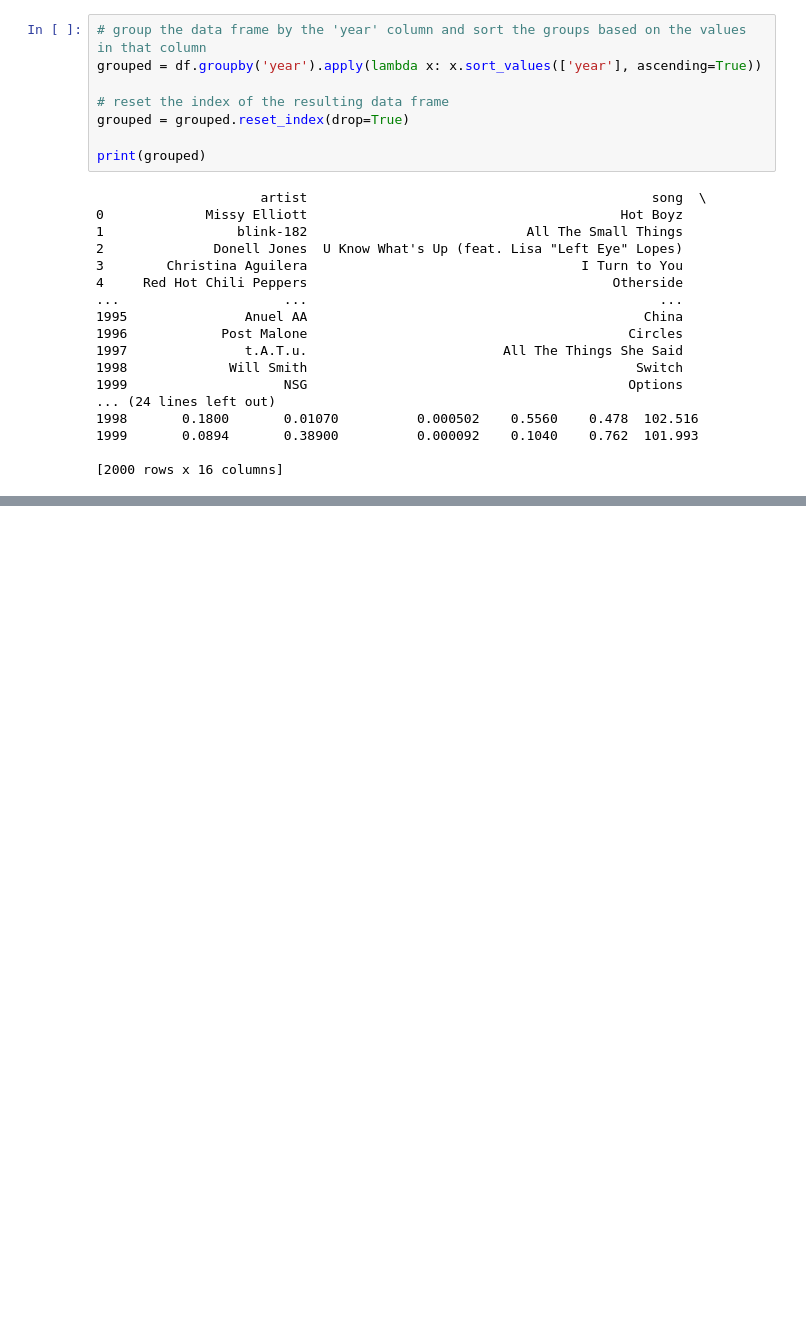
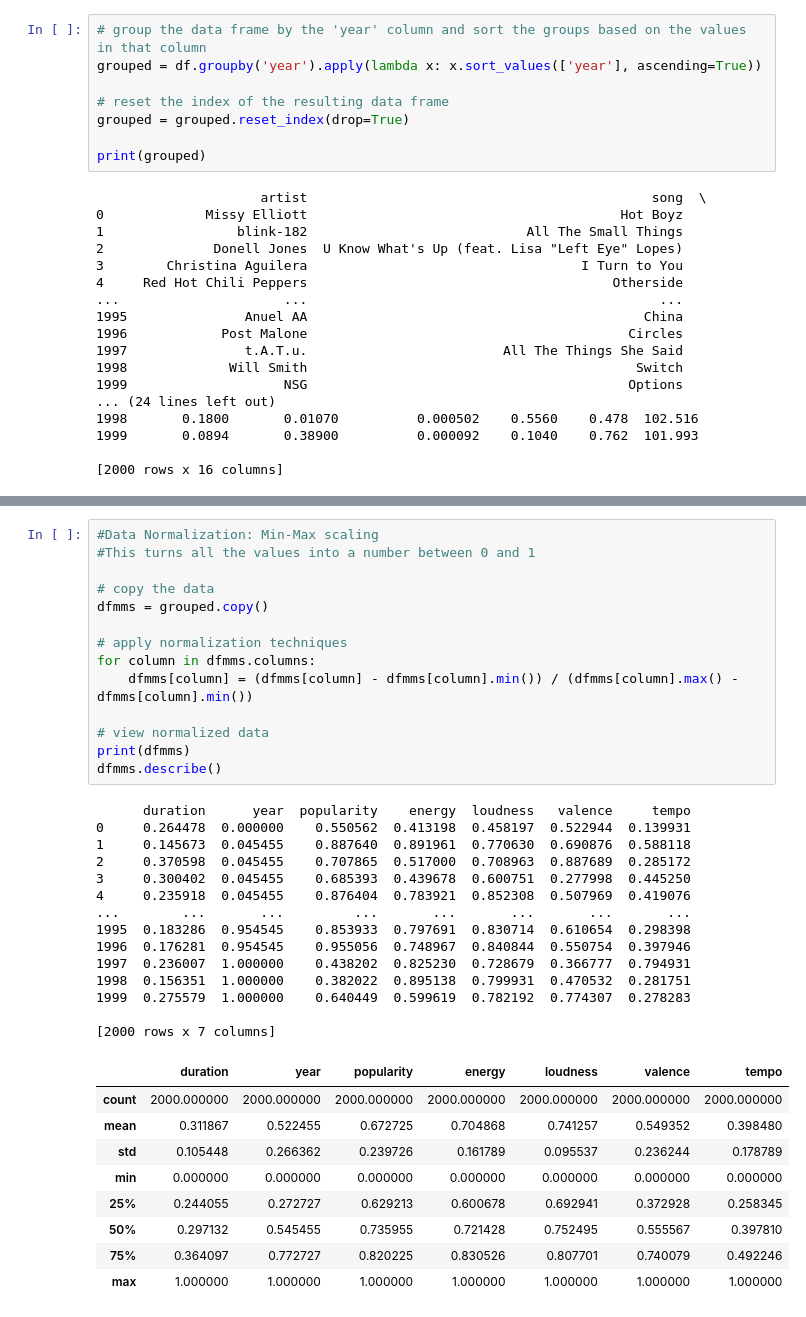
Before and after one commit to shaanCh/Data_Science-Machine_Learning, a Jupyter notebook: Machine Learning/MR Spotify.ipynb, the cells around one changed output, grey strips where cells are left out. Drawn from its saved outputs; the diff is of its cells as text; blank space fills up the shorter version.

```diff
--- a/Machine Learning/MR Spotify.ipynb
+++ b/Machine Learning/MR Spotify.ipynb
@@ -71 +71,39 @@ grouped.describe()
+# %%
+#Data Normalization: Min-Max scaling
+#This turns all the values into a number between 0 and 1
+
+# copy the data
+dfmms = grouped.copy()
+
+# apply normalization techniques
+for column in dfmms.columns:
+    dfmms[column] = (dfmms[column] - dfmms[column].min()) / (dfmms[column].max() - dfmms[column].min())
+
+# view normalized data
+print(dfmms)
+dfmms.describe()
+# %% [output]
+      duration      year  popularity    energy  loudness   valence     tempo
+0     0.264478  0.000000    0.550562  0.413198  0.458197  0.522944  0.139931
+1     0.145673  0.045455    0.887640  0.891961  0.770630  0.690876  0.588118
+2     0.370598  0.045455    0.707865  0.517000  0.708963  0.887689  0.285172
+3     0.300402  0.045455    0.685393  0.439678  0.600751  0.277998  0.445250
+4     0.235918  0.045455    0.876404  0.783921  0.852308  0.507969  0.419076
+...        ...       ...         ...       ...       ...       ...       ...
+1995  0.183286  0.954545    0.853933  0.797691  0.830714  0.610654  0.298398
+1996  0.176281  0.954545    0.955056  0.748967  0.840844  0.550754  0.397946
+1997  0.236007  1.000000    0.438202  0.825230  0.728679  0.366777  0.794931
+1998  0.156351  1.000000    0.382022  0.895138  0.799931  0.470532  0.281751
+1999  0.275579  1.000000    0.640449  0.599619  0.782192  0.774307  0.278283
+
+[2000 rows x 7 columns]
+|  | duration | year | popularity | energy | loudness | valence | tempo |
+| count | 2000.000000 | 2000.000000 | 2000.000000 | 2000.000000 | 2000.000000 | 2000.000000 | 2000.000000 |
+| mean | 0.311867 | 0.522455 | 0.672725 | 0.704868 | 0.741257 | 0.549352 | 0.398480 |
+| std | 0.105448 | 0.266362 | 0.239726 | 0.161789 | 0.095537 | 0.236244 | 0.178789 |
+| min | 0.000000 | 0.000000 | 0.000000 | 0.000000 | 0.000000 | 0.000000 | 0.000000 |
+| 25% | 0.244055 | 0.272727 | 0.629213 | 0.600678 | 0.692941 | 0.372928 | 0.258345 |
+| 50% | 0.297132 | 0.545455 | 0.735955 | 0.721428 | 0.752495 | 0.555567 | 0.397810 |
+| 75% | 0.364097 | 0.772727 | 0.820225 | 0.830526 | 0.807701 | 0.740079 | 0.492246 |
+| max | 1.000000 | 1.000000 | 1.000000 | 1.000000 | 1.000000 | 1.000000 | 1.000000 |
 # %%
```
Also changed, not shown: parts of 3 cells of this notebook.
